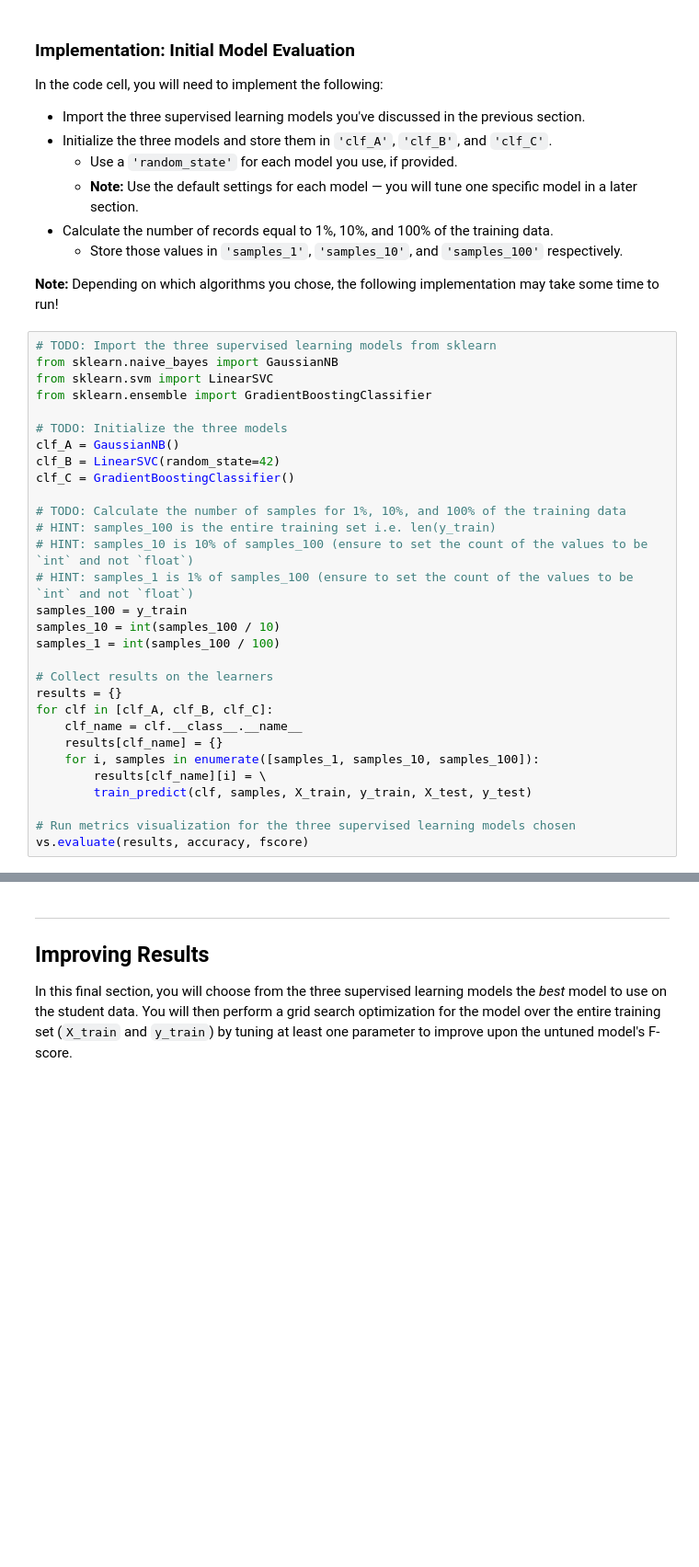
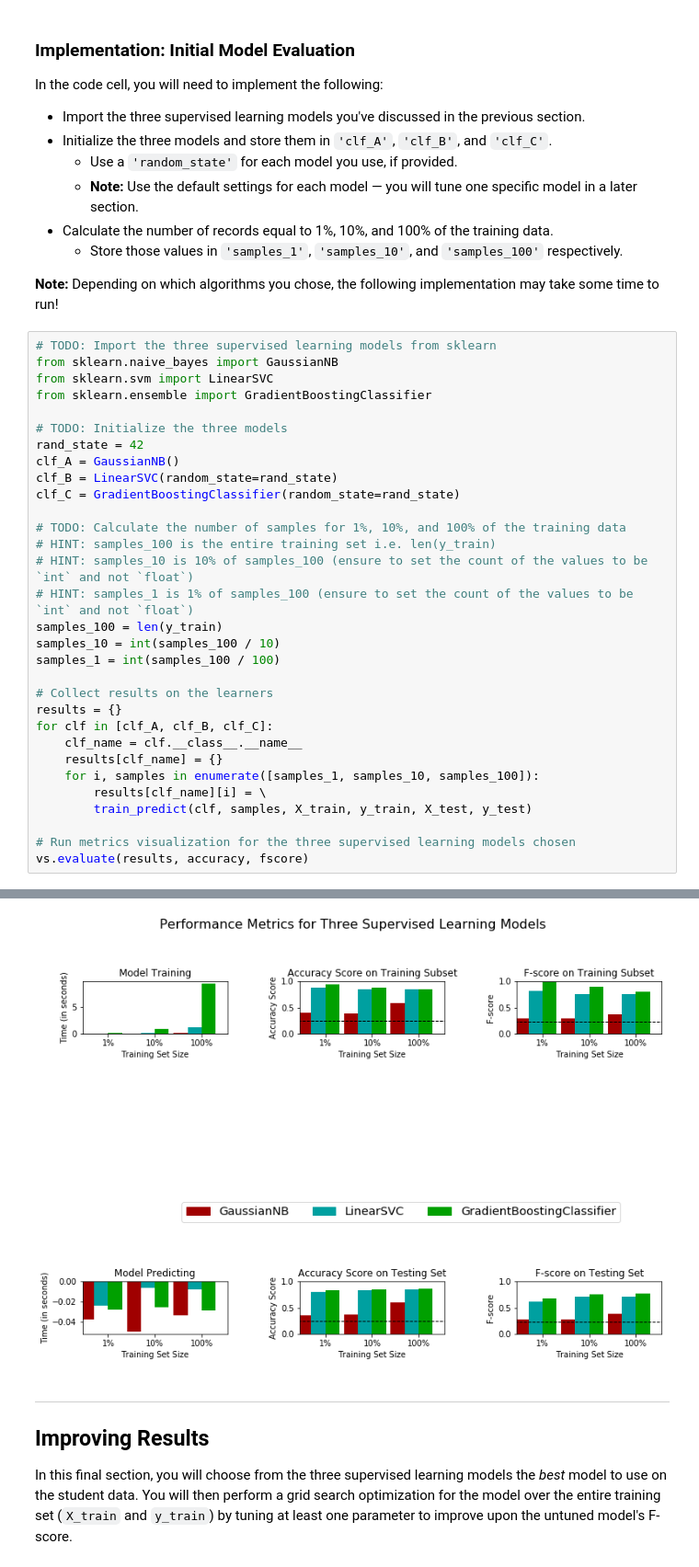
Before and after one commit to rubengura/ds_nanodegree_udacity, a Jupyter notebook: finding_donors/finding_donors.ipynb, the cells around one changed output, grey strips where cells are left out. Shown at 92% size. Saved outputs shown, nothing was run; the diff lists cells and outputs as text; blank space fills up the shorter version.

```diff
--- a/p1_charityml/finding_donors.ipynb
+++ b/finding_donors/finding_donors.ipynb
@@ -365,15 +364,16 @@ from sklearn.svm import LinearSVC
 from sklearn.ensemble import GradientBoostingClassifier
 
 # TODO: Initialize the three models
+rand_state = 42
 clf_A = GaussianNB()
-clf_B = LinearSVC(random_state=42)
-clf_C = GradientBoostingClassifier()
+clf_B = LinearSVC(random_state=rand_state)
+clf_C = GradientBoostingClassifier(random_state=rand_state)
 
 # TODO: Calculate the number of samples for 1%, 10%, and 100% of the training data
 # HINT: samples_100 is the entire training set i.e. len(y_train)
 # HINT: samples_10 is 10% of samples_100 (ensure to set the count of the values to be `int` and not `float`)
 # HINT: samples_1 is 1% of samples_100 (ensure to set the count of the values to be `int` and not `float`)
-samples_100 = y_train
+samples_100 = len(y_train)
 samples_10 = int(samples_100 / 10)
 samples_1 = int(samples_100 / 100)
 
@@ -388,3 +388,4 @@ for clf in [clf_A, clf_B, clf_C]:
 
 # Run metrics visualization for the three supervised learning models chosen
 vs.evaluate(results, accuracy, fscore)
+# %% [output]
@@ -391,3 +401,4 @@ vs.evaluate(results, accuracy, fscore)
+[figure, added]
 # %% [markdown]
 ----
 ## Improving Results
```
Also changed, not shown: parts of 6 cells of this notebook, 6 other files.
